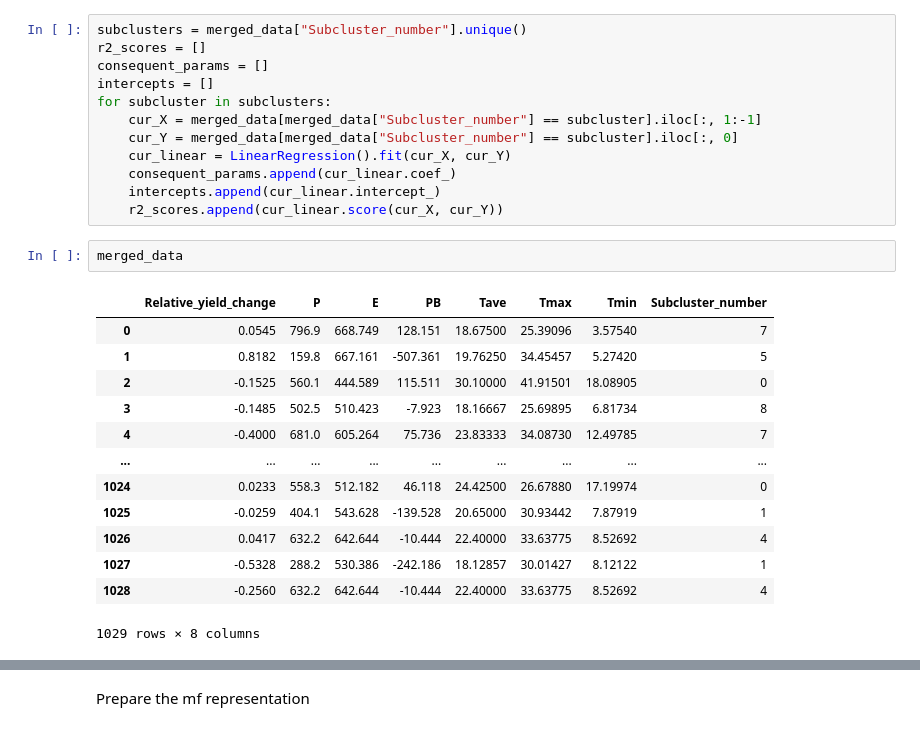
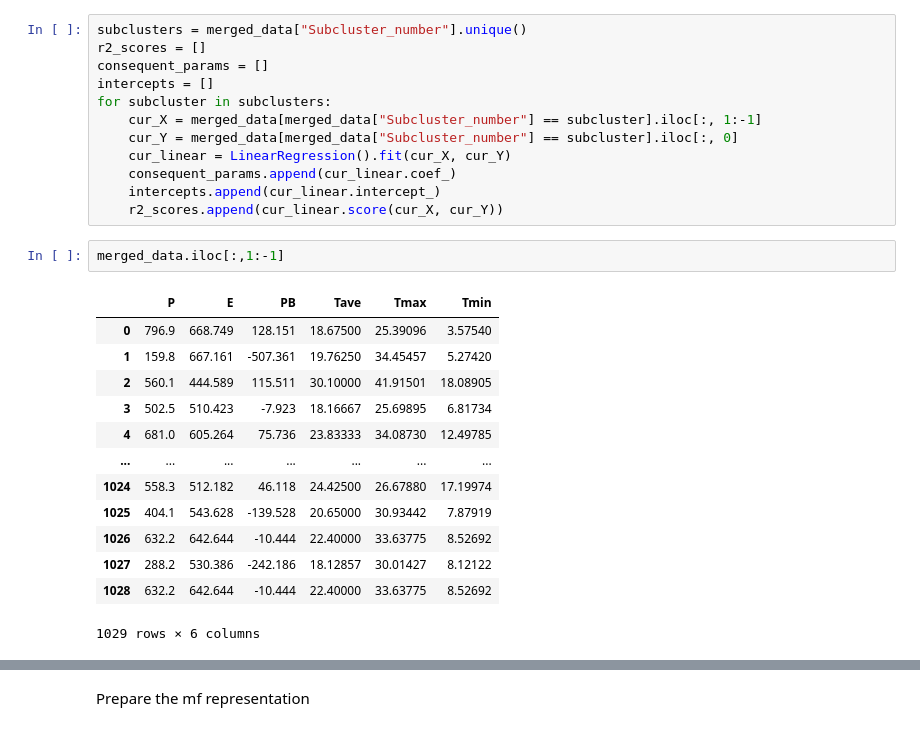
Before and after one commit to B-Moritz/ACIT4620_XAI_with_ANFIS, a Jupyter notebook: k-means.ipynb, the cells around one changed output, grey strips where cells are left out. Cells and saved outputs as stored; diff of their text form.

```diff
--- a/k-means.ipynb
+++ b/k-means.ipynb
@@ -167,22 +168,22 @@ for subcluster in subclusters:
     consequent_params.append(cur_linear.coef_)
     intercepts.append(cur_linear.intercept_)
     r2_scores.append(cur_linear.score(cur_X, cur_Y))
-# %%
-merged_data
-# %% [output]
-|  | Relative_yield_change | P | E | PB | Tave | Tmax | Tmin | Subcluster_number |
-| 0 | 0.0545 | 796.9 | 668.749 | 128.151 | 18.67500 | 25.39096 | 3.57540 | 7 |
-| 1 | 0.8182 | 159.8 | 667.161 | -507.361 | 19.76250 | 34.45457 | 5.27420 | 5 |
-| 2 | -0.1525 | 560.1 | 444.589 | 115.511 | 30.10000 | 41.91501 | 18.08905 | 0 |
-| 3 | -0.1485 | 502.5 | 510.423 | -7.923 | 18.16667 | 25.69895 | 6.81734 | 8 |
-| 4 | -0.4000 | 681.0 | 605.264 | 75.736 | 23.83333 | 34.08730 | 12.49785 | 7 |
-| ... | ... | ... | ... | ... | ... | ... | ... | ... |
-| 1024 | 0.0233 | 558.3 | 512.182 | 46.118 | 24.42500 | 26.67880 | 17.19974 | 0 |
-| 1025 | -0.0259 | 404.1 | 543.628 | -139.528 | 20.65000 | 30.93442 | 7.87919 | 1 |
-| 1026 | 0.0417 | 632.2 | 642.644 | -10.444 | 22.40000 | 33.63775 | 8.52692 | 4 |
-| 1027 | -0.5328 | 288.2 | 530.386 | -242.186 | 18.12857 | 30.01427 | 8.12122 | 1 |
-| 1028 | -0.2560 | 632.2 | 642.644 | -10.444 | 22.40000 | 33.63775 | 8.52692 | 4 |
-1029 rows × 8 columns
+# %%
+merged_data.iloc[:,1:-1]
+# %% [output]
+|  | P | E | PB | Tave | Tmax | Tmin |
+| 0 | 796.9 | 668.749 | 128.151 | 18.67500 | 25.39096 | 3.57540 |
+| 1 | 159.8 | 667.161 | -507.361 | 19.76250 | 34.45457 | 5.27420 |
+| 2 | 560.1 | 444.589 | 115.511 | 30.10000 | 41.91501 | 18.08905 |
+| 3 | 502.5 | 510.423 | -7.923 | 18.16667 | 25.69895 | 6.81734 |
+| 4 | 681.0 | 605.264 | 75.736 | 23.83333 | 34.08730 | 12.49785 |
+| ... | ... | ... | ... | ... | ... | ... |
+| 1024 | 558.3 | 512.182 | 46.118 | 24.42500 | 26.67880 | 17.19974 |
+| 1025 | 404.1 | 543.628 | -139.528 | 20.65000 | 30.93442 | 7.87919 |
+| 1026 | 632.2 | 642.644 | -10.444 | 22.40000 | 33.63775 | 8.52692 |
+| 1027 | 288.2 | 530.386 | -242.186 | 18.12857 | 30.01427 | 8.12122 |
+| 1028 | 632.2 | 642.644 | -10.444 | 22.40000 | 33.63775 | 8.52692 |
+1029 rows × 6 columns
 # %%
 r2_scores
 # %% [output]
```
Also changed, not shown: parts of 9 cells of this notebook, 3 other files.
